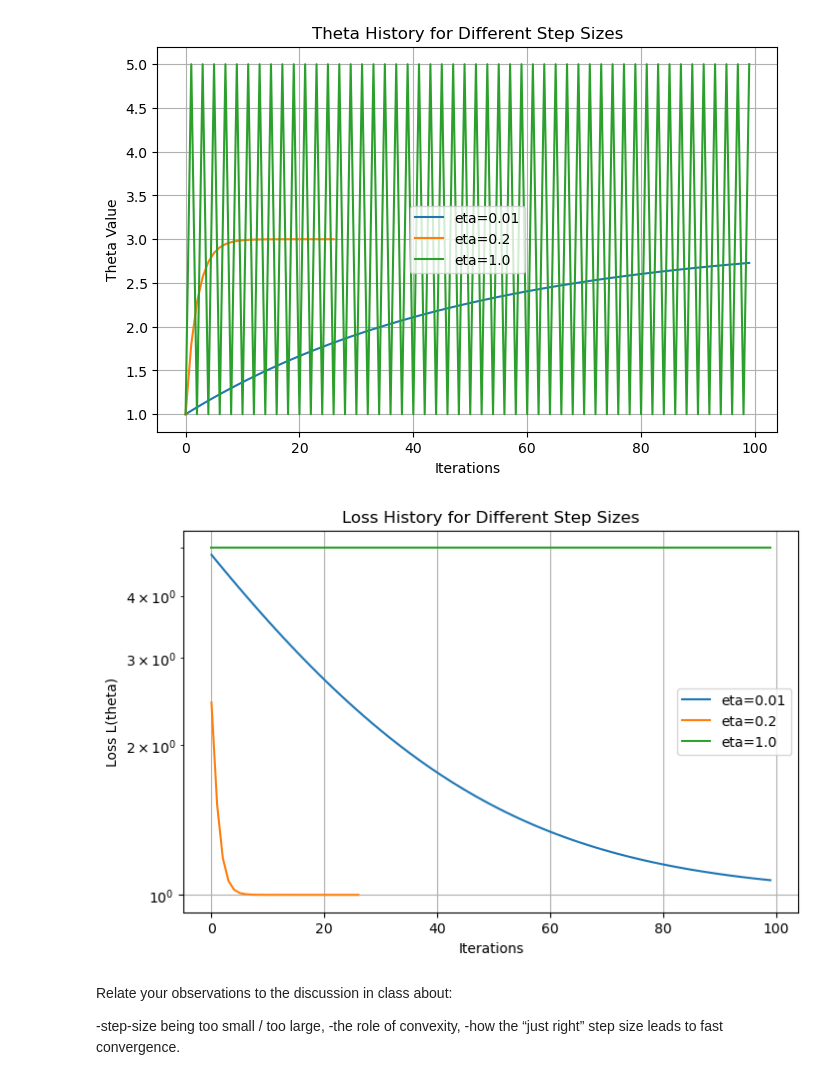
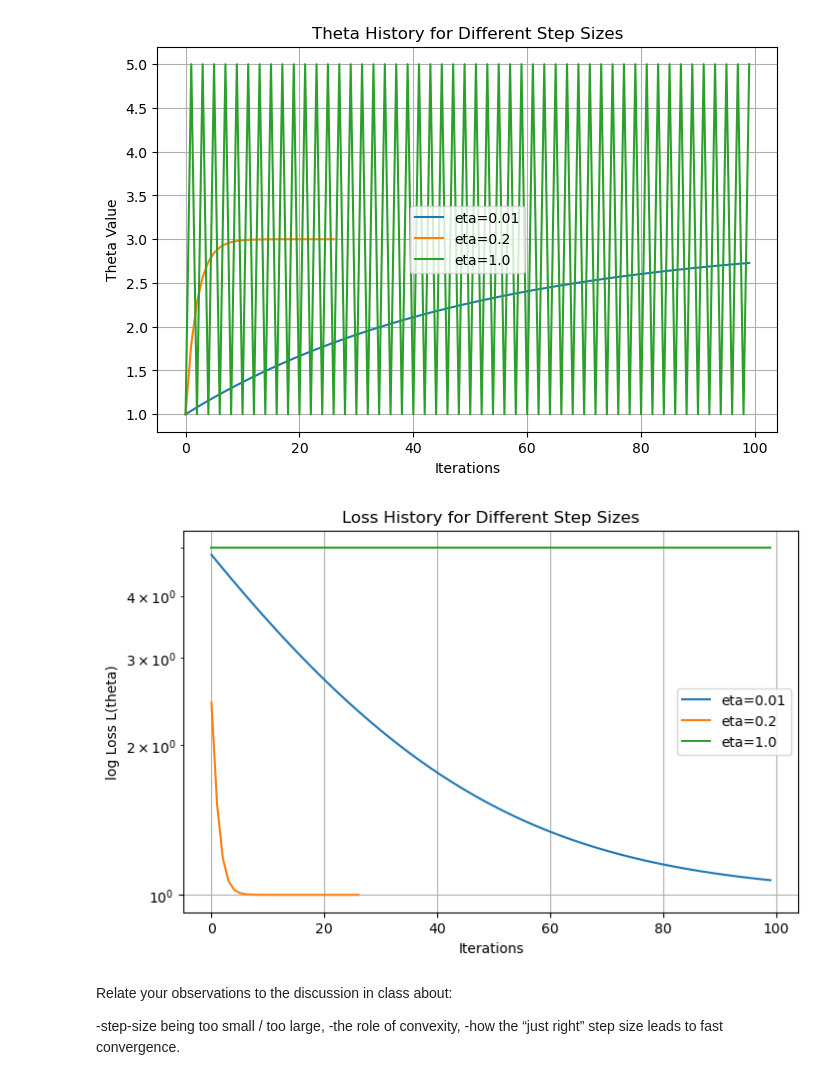
Before and after one commit to SonOfGillas/Satistical_and_Mathematical_Methods_for_machine_learning, a Jupyter notebook: homework/homework-1.ipynb, the cells around one changed output. Drawn from its saved outputs; the diff is of its cells as text; code cells hidden in the pictures.

```diff
--- a/homework/homework-1.ipynb
+++ b/homework/homework-1.ipynb
@@ -95,17 +95,17 @@ plt.show()
 # %%
 # Plotting the loss histories for different etas on the same graph with the x axis as iterations
 plt.figure(figsize=(8, 5))
 for i, eta in enumerate(etas):
     plt.plot(loss_histories[i], label=f'eta={eta}')
 plt.yscale('log')
 plt.xlabel('Iterations')
-plt.ylabel('Loss L(theta)')
+plt.ylabel('log Loss L(theta)')
 plt.title('Loss History for Different Step Sizes')
 plt.legend()
 plt.grid()
 plt.show()
 # %% [output]
-[figure, old version]
+[figure, new version]
 # %% [markdown]
 Relate your observations to the discussion in class about:
 
```
Also changed, not shown: parts of 1 cell of this notebook, 6 other files.
